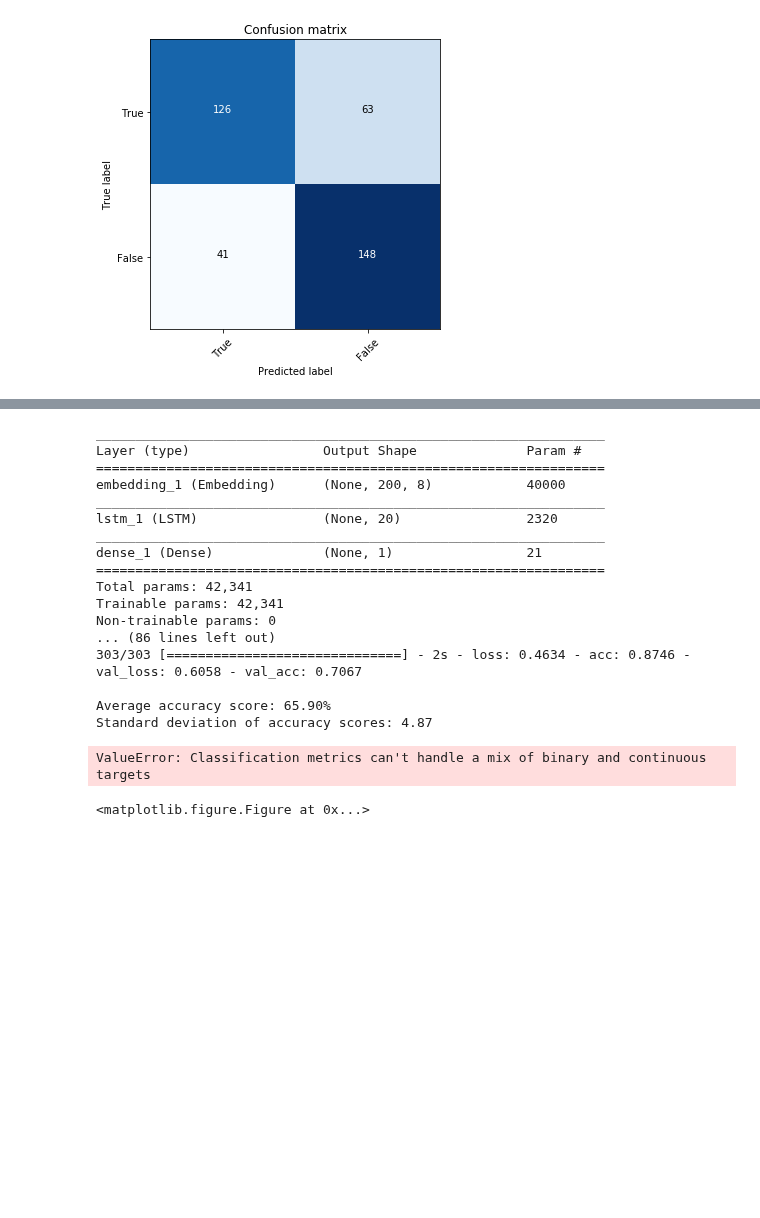
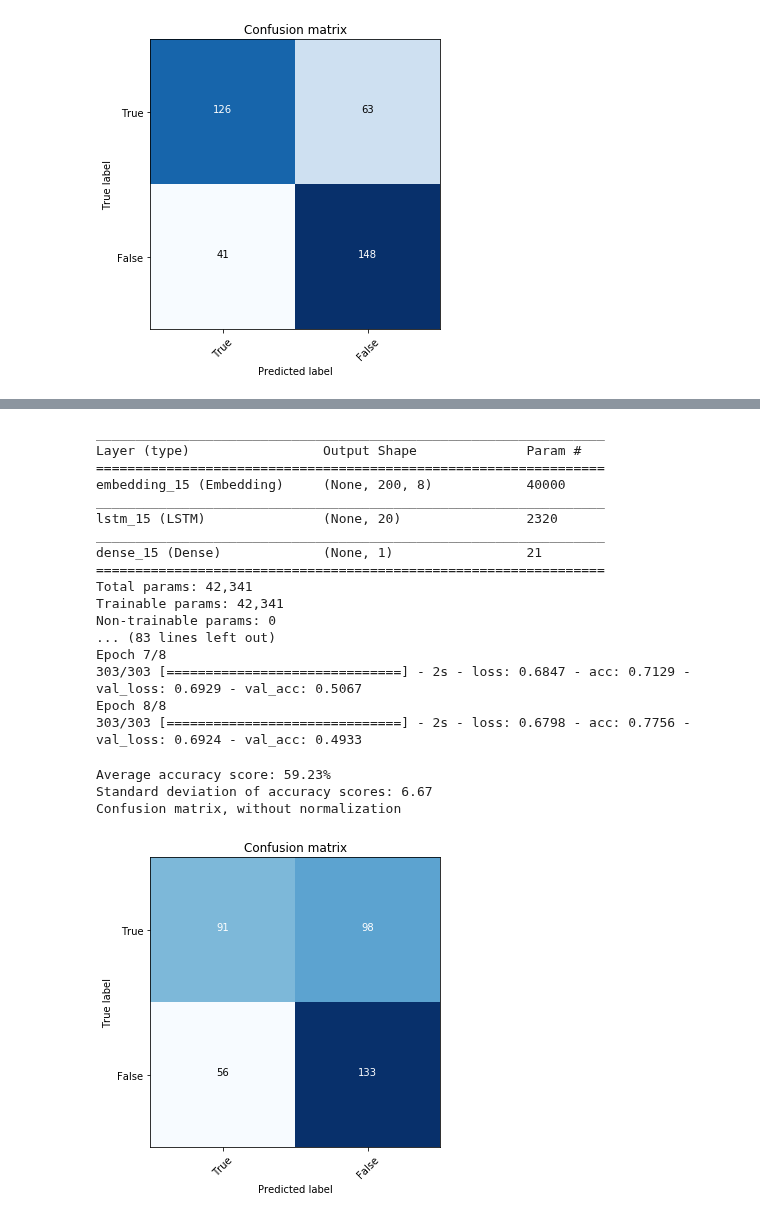
Before and after one commit to greg-mogavero/song-lyrics-classification, a Jupyter notebook: capstone.ipynb, the cells around one changed output, grey strips where cells are left out. Saved outputs shown, nothing was run; the diff lists cells and outputs as text; code cells hidden in the pictures; blank space fills up the shorter version.

Commit message:
Fix confusion matrix. Continue model optimization.

```diff
--- a/capstone.ipynb
+++ b/capstone.ipynb
@@ -542,17 +542,10 @@ Finished after 0.014s
 # %%
-%matplotlib inline
-
-import matplotlib.pyplot as plt
-
 from keras.models import Sequential
 from keras.layers import Dense
 from keras.layers import LSTM
 from keras.layers.embeddings import Embedding
 
-from sklearn.metrics import confusion_matrix
 from sklearn.model_selection import KFold
-
-from visualization import plot_confusion_matrix
 
 embedding_vector_length = 8
 model = Sequential()
@@ -575,34 +568,46 @@ for train_idx, test_idx in kf.split(X):
     y_train, y_test = y[train_idx], y[test_idx]
     model.compile(loss="binary_crossentropy", optimizer="adam", metrics=["accuracy"])
     model.load_weights("binary_model_weights.h5")
-    model.fit(X_train, y_train, validation_data=(X_test, y_test), epochs=8, batch_size=32)
+    model.fit(X_train, y_train, validation_data=(X_test, y_test), epochs=8, batch_size=32, shuffle=False)
     scores.append(model.evaluate(X_test, y_test, verbose=0)[1])
     all_y_test.extend(y_test)
     all_pred.extend(model.predict(X_test))
-
-print("\nAverage accuracy score: {:.2f}%".format(np.mean(scores) * 100))
-print("Standard deviation of accuracy scores: {:.2f}".format(np.std(scores) * 100))
-
-class_names = [True, False]
-plt.figure(figsize=(5, 5))
-plot_confusion_matrix(confusion_matrix(all_y_test, all_pred, labels=class_names), class_names)
 # %% [output]
 _________________________________________________________________
 Layer (type)                 Output Shape              Param #
 =================================================================
-embedding_1 (Embedding)      (None, 200, 8)            40000
+embedding_15 (Embedding)     (None, 200, 8)            40000
 _________________________________________________________________
-lstm_1 (LSTM)                (None, 20)                2320
+lstm_15 (LSTM)               (None, 20)                2320
 _________________________________________________________________
-dense_1 (Dense)              (None, 1)                 21
+dense_15 (Dense)             (None, 1)                 21
 =================================================================
 Total params: 42,341
 Trainable params: 42,341
 Non-trainable params: 0
-... (86 lines left out)
-303/303 [==============================] - 2s - loss: 0.4634 - acc: 0.8746 - val_loss: 0.6058 - val_acc: 0.7067
-
-Average accuracy score: 65.90%
-Standard deviation of accuracy scores: 4.87
+... (83 lines left out)
+Epoch 7/8
+303/303 [==============================] - 2s - loss: 0.6847 - acc: 0.7129 - val_loss: 0.6929 - val_acc: 0.5067
+Epoch 8/8
+303/303 [==============================] - 2s - loss: 0.6798 - acc: 0.7756 - val_loss: 0.6924 - val_acc: 0.4933
-ValueError: Classification metrics can't handle a mix of binary and continuous targets
-<matplotlib.figure.Figure at 0x...>
+# %%
+%matplotlib inline
+
+import matplotlib.pyplot as plt
+
+from sklearn.metrics import confusion_matrix
+
+from visualization import plot_confusion_matrix
+
+print("\nAverage accuracy score: {:.2f}%".format(np.mean(scores) * 100))
+print("Standard deviation of accuracy scores: {:.2f}".format(np.std(scores) * 100))
+
+class_names = [True, False]
+plt.figure(figsize=(5, 5))
+all_pred_binary = list(map(lambda x: 0 if x < 0.5 else 1, all_pred))
+plot_confusion_matrix(confusion_matrix(all_y_test, all_pred_binary, labels=class_names), class_names)
+# %% [output]
+Average accuracy score: 59.23%
+Standard deviation of accuracy scores: 6.67
+Confusion matrix, without normalization
+[figure, added]
```
Also changed, not shown: parts of 1 cell of this notebook.
